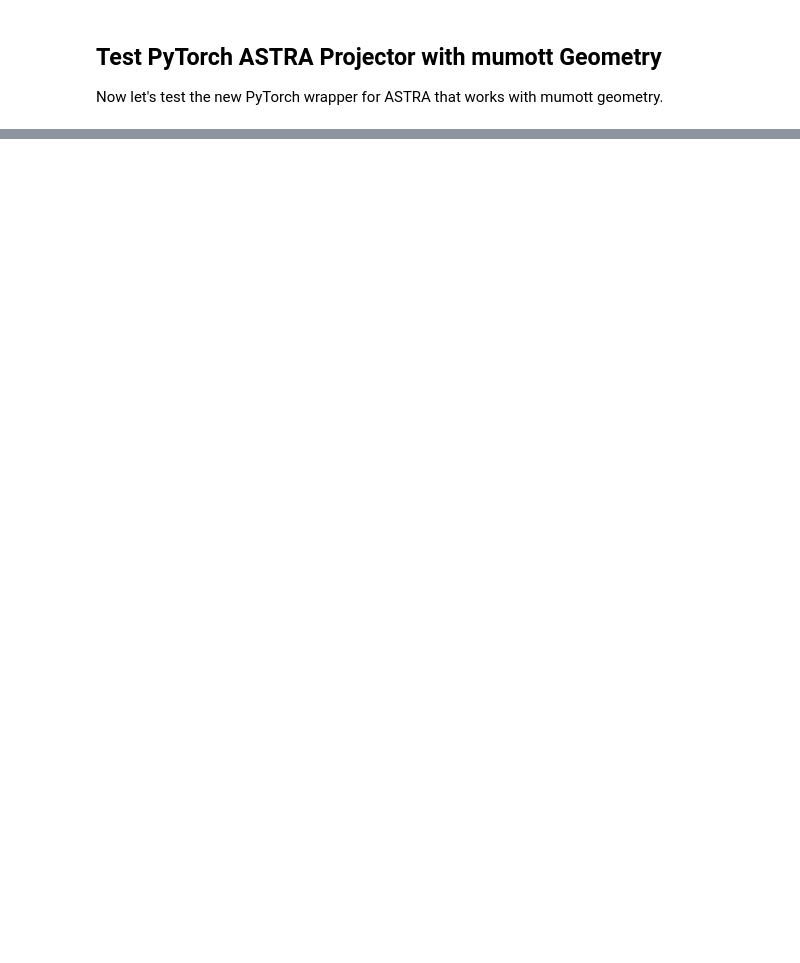
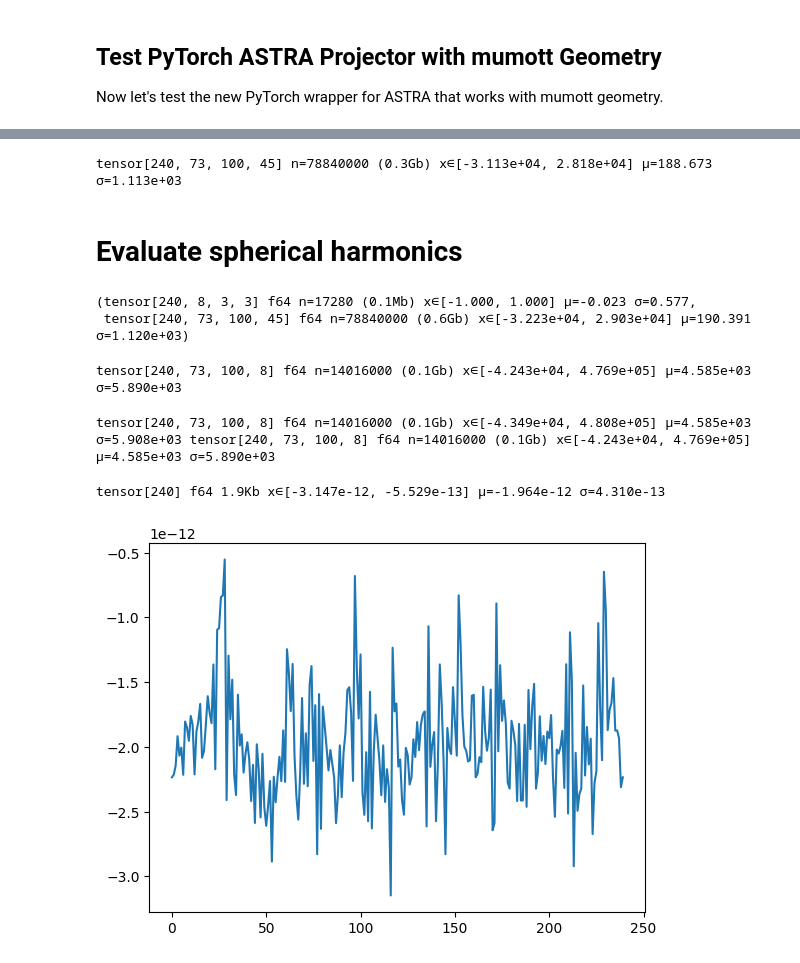
Before and after one commit to lfbarba/smartt, a Jupyter notebook: notebooks/astra_projector.ipynb, the cells around one changed output, grey strips where cells are left out. Saved outputs shown, nothing was run; the diff lists cells and outputs as text; code cells hidden in the pictures; blank space fills up the shorter version.

```diff
--- a/notebooks/astra_projector.ipynb
+++ b/notebooks/astra_projector.ipynb
@@ -2177,0 +345,34 @@ First 15 Legendre values:
+# %%
+projections_torch
+# %% [output]
+tensor[240, 73, 100, 45] n=78840000 (0.3Gb) x∈[-3.113e+04, 2.818e+04] μ=188.673 σ=1.113e+03
+# %% [markdown]
+# Evaluate spherical harmonics
+# %%
+torch.tensor(geometry.probed_coordinates.vector), torch.tensor(forward_projections)
+# %% [output]
+(tensor[240, 8, 3, 3] f64 n=17280 (0.1Mb) x∈[-1.000, 1.000] μ=-0.023 σ=0.577,
+ tensor[240, 73, 100, 45] f64 n=78840000 (0.6Gb) x∈[-3.223e+04, 2.903e+04] μ=190.391 σ=1.120e+03)
+# %%
+basis_set = SphericalHarmonics(ell_max=8, probed_coordinates=geometry.probed_coordinates)
+slice_projection_mumott = basis_set.forward(forward_projections)
+torch.tensor(slice_projection_mumott)
+# %% [output]
+tensor[240, 73, 100, 8] f64 n=14016000 (0.1Gb) x∈[-4.243e+04, 4.769e+05] μ=4.585e+03 σ=5.890e+03
+# %%
+from smartt.shutils.evaulate_sh import forward_quadrature
+pred_values = forward_quadrature(
+    geometry.probed_coordinates,
+    torch.tensor(forward_projections),
+    ell_max=ell_max, mode='simpson'
+)
+
+print(pred_values, torch.tensor(slice_projection_mumott))
+diffs  = (torch.tensor(slice_projection_mumott)  - pred_values)
+diffs = diffs.reshape(diffs.shape[0], -1).mean(dim=1)
+plt.plot(diffs)
+diffs
+# %% [output]
+tensor[240, 73, 100, 8] f64 n=14016000 (0.1Gb) x∈[-4.349e+04, 4.808e+05] μ=4.585e+03 σ=5.908e+03 tensor[240, 73, 100, 8] f64 n=14016000 (0.1Gb) x∈[-4.243e+04, 4.769e+05] μ=4.585e+03 σ=5.890e+03
+tensor[240] f64 1.9Kb x∈[-3.147e-12, -5.529e-13] μ=-1.964e-12 σ=4.310e-13
+[figure, added]
```
Also changed, not shown: parts of 80 cells of this notebook, 1 other file.
